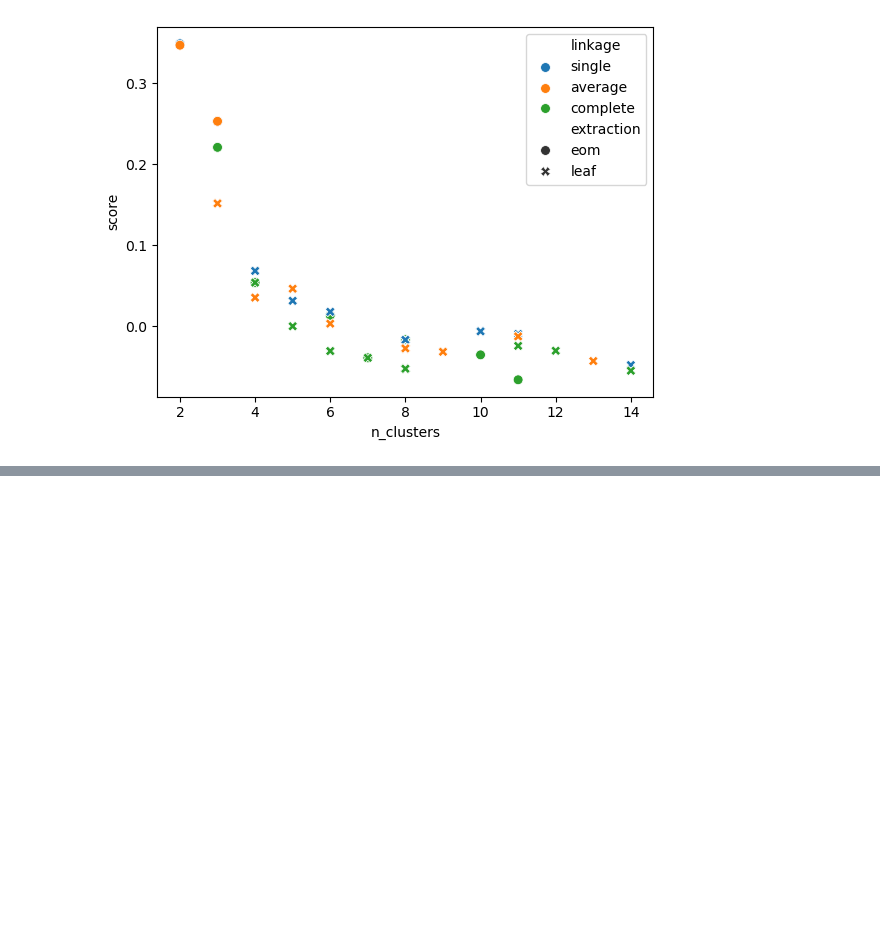
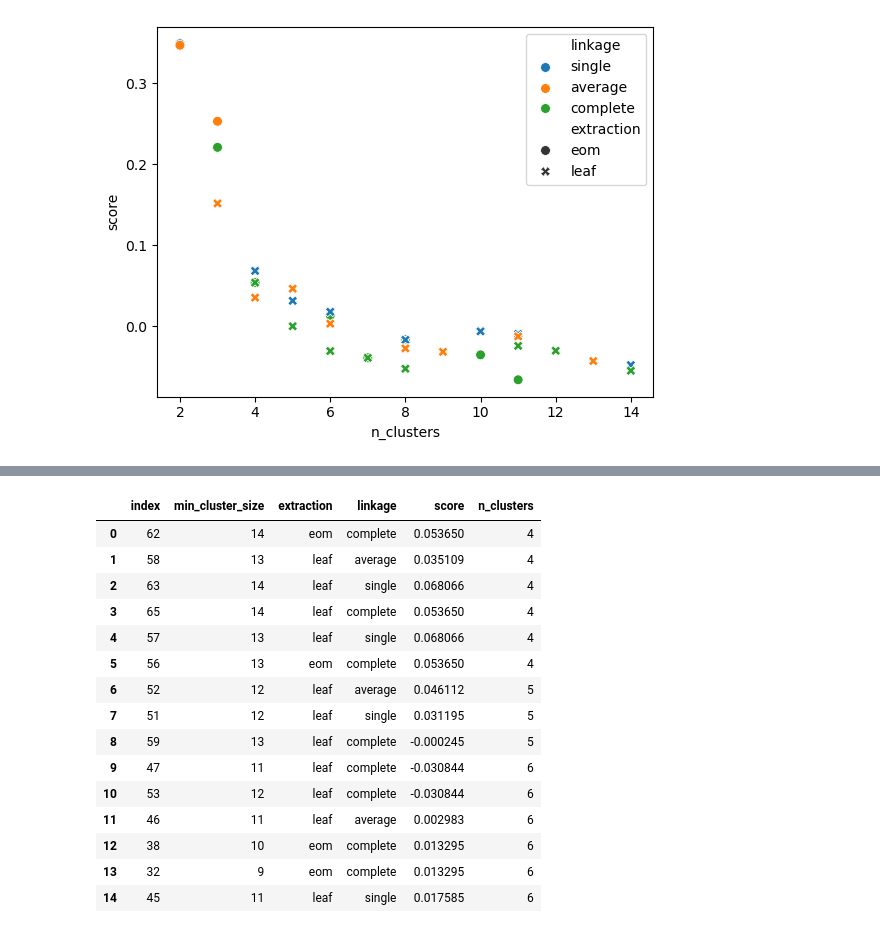
Before and after one commit to uscuni/boundaries_of_change, a Jupyter notebook: code/04_clustering.ipynb, the cells around one changed output, grey strips where cells are left out. Cells and saved outputs as stored; diff of their text form; code cells hidden in the pictures; blank space fills up the shorter version.

```diff
--- a/code/04_clustering.ipynb
+++ b/code/04_clustering.ipynb
@@ -541,0 +370,19 @@ results_df.to_csv("/data/uscuni-ulce/boundaries_of_change/silhouette_scores.csv"
+# %%
+results_of_interest
+# %% [output]
+|  | index | min_cluster_size | extraction | linkage | score | n_clusters |
+| 0 | 62 | 14 | eom | complete | 0.053650 | 4 |
+| 1 | 58 | 13 | leaf | average | 0.035109 | 4 |
+| 2 | 63 | 14 | leaf | single | 0.068066 | 4 |
+| 3 | 65 | 14 | leaf | complete | 0.053650 | 4 |
+| 4 | 57 | 13 | leaf | single | 0.068066 | 4 |
+| 5 | 56 | 13 | eom | complete | 0.053650 | 4 |
+| 6 | 52 | 12 | leaf | average | 0.046112 | 5 |
+| 7 | 51 | 12 | leaf | single | 0.031195 | 5 |
+| 8 | 59 | 13 | leaf | complete | -0.000245 | 5 |
+| 9 | 47 | 11 | leaf | complete | -0.030844 | 6 |
+| 10 | 53 | 12 | leaf | complete | -0.030844 | 6 |
+| 11 | 46 | 11 | leaf | average | 0.002983 | 6 |
+| 12 | 38 | 10 | eom | complete | 0.013295 | 6 |
+| 13 | 32 | 9 | eom | complete | 0.013295 | 6 |
+| 14 | 45 | 11 | leaf | single | 0.017585 | 6 |
```
Also changed, not shown: parts of 32 cells of this notebook.
